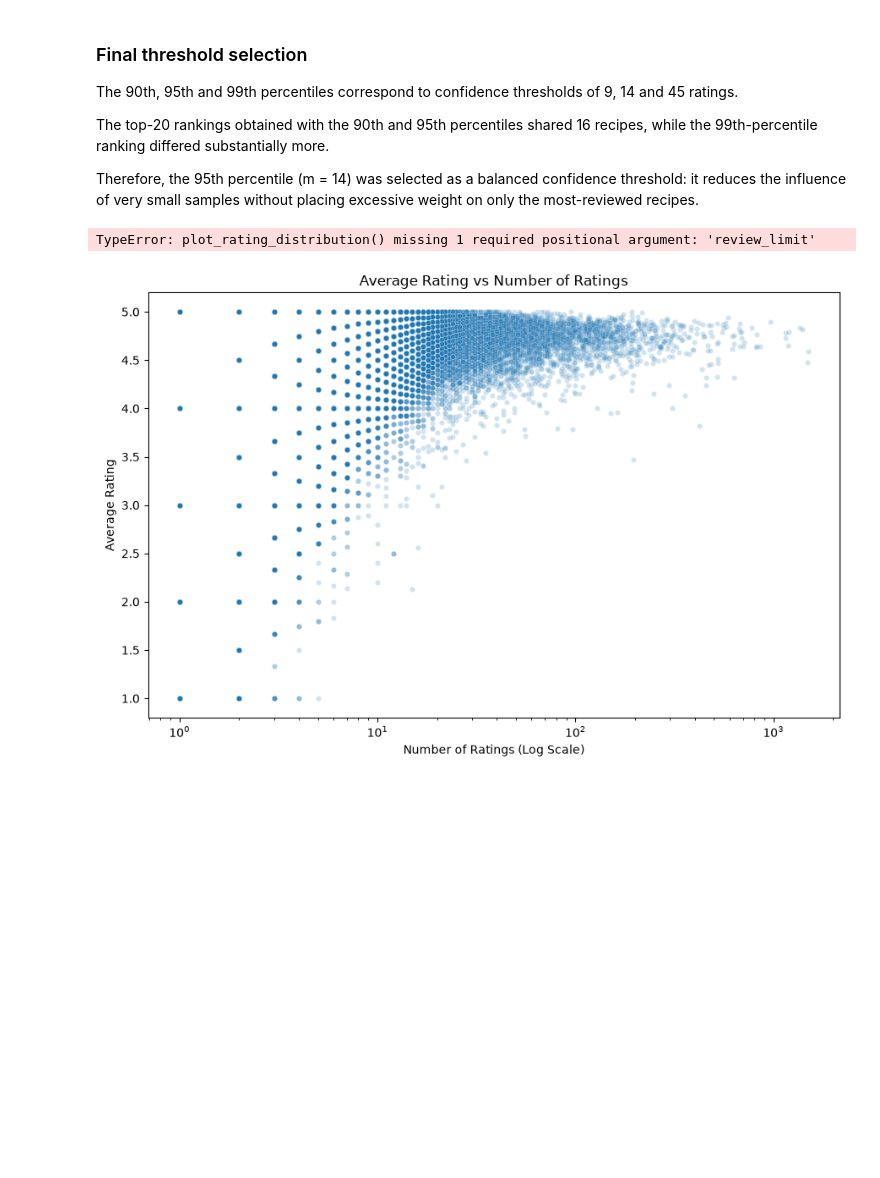
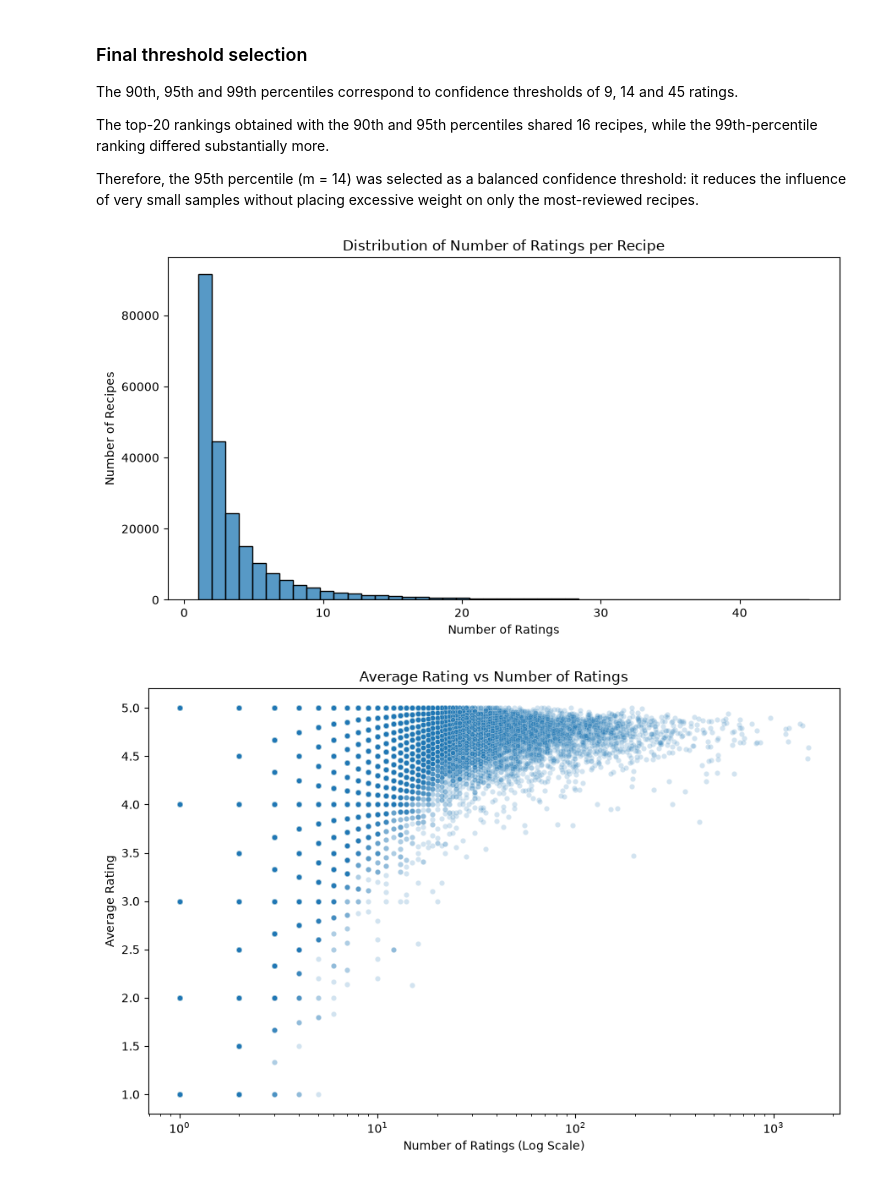
Before and after one commit to MetinVs/rate-my-recipe, a Jupyter notebook: Python Project.ipynb, the cells around one changed output. Saved outputs shown, nothing was run; the diff lists cells and outputs as text; code cells hidden in the pictures; blank space fills up the shorter version.

```diff
--- a/Python Project.ipynb
+++ b/Python Project.ipynb
@@ -415,12 +415,14 @@ Therefore, the 95th percentile (m = 14) was selected as a balanced
 confidence threshold: it reduces the influence of very small samples
 without placing excessive weight on only the most-reviewed recipes.
 # %%
-# Visualize the distribution of rating counts
+# Visualize how unevenly reviews are distributed across recipes
 
-fig = plot_rating_distribution(recipe_stats)
+review_limit = rating_quantiles.loc[0.99]
+
+fig = plot_rating_distribution(recipe_stats, review_limit)
 plt.show()
 # %% [output]
-TypeError: plot_rating_distribution() missing 1 required positional argument: 'review_limit'
+[figure, added]
 # %%
 # Explore the relationship between rating quality and rating volume
 
```
Also changed, not shown: parts of 1 cell of this notebook.
